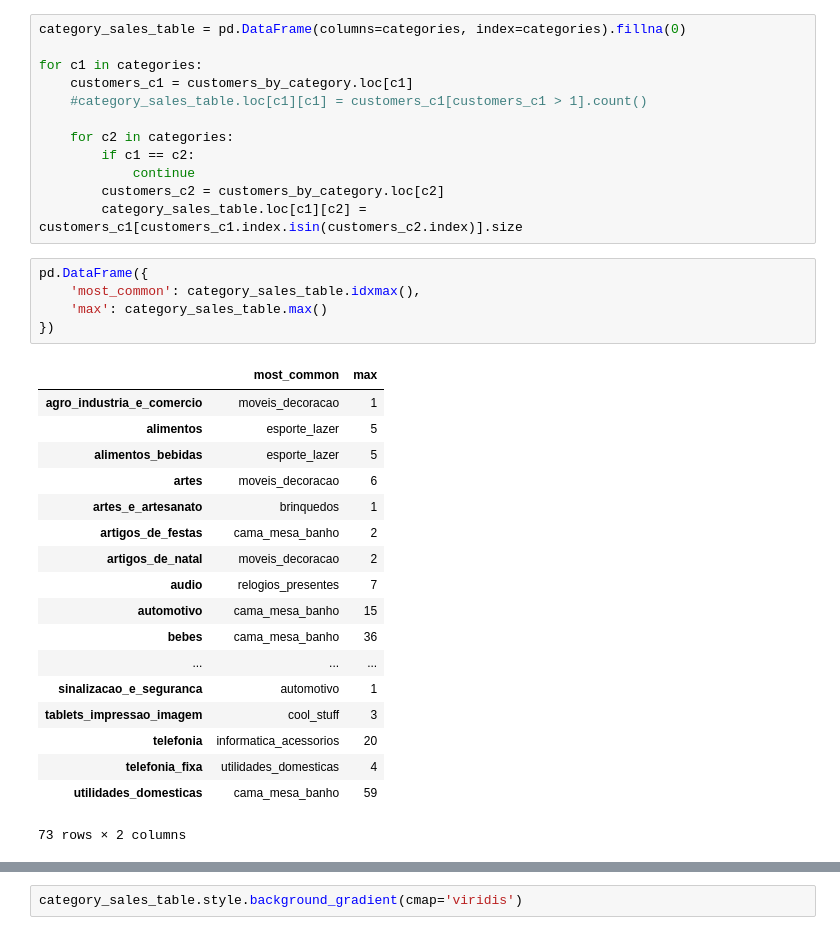
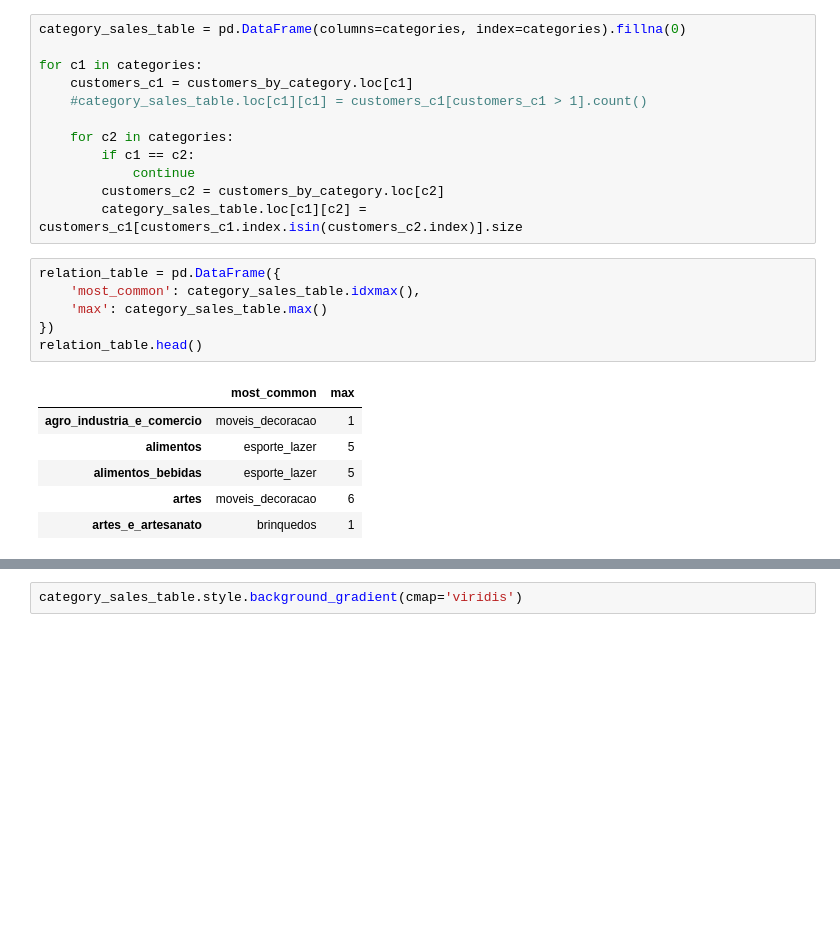
Before and after one commit to GuiBrandt/e-commerce, a Jupyter notebook: Sprint 1/recorrência.ipynb, the cells around one changed output, grey strips where cells are left out. Saved outputs shown, nothing was run; the diff lists cells and outputs as text; blank space fills up the shorter version.

```diff
--- a/Sprint 1/recorrência.ipynb
+++ b/Sprint 1/recorrência.ipynb
@@ -313,26 +313,15 @@ for c1 in categories:
         customers_c2 = customers_by_category.loc[c2]
         category_sales_table.loc[c1][c2] = customers_c1[customers_c1.index.isin(customers_c2.index)].size
 # %%
-pd.DataFrame({
+relation_table = pd.DataFrame({
     'most_common': category_sales_table.idxmax(),
     'max': category_sales_table.max()
 })
+relation_table.head()
 # %% [output]
 |  | most_common | max |
 | agro_industria_e_comercio | moveis_decoracao | 1 |
 | alimentos | esporte_lazer | 5 |
 | alimentos_bebidas | esporte_lazer | 5 |
 | artes | moveis_decoracao | 6 |
 | artes_e_artesanato | brinquedos | 1 |
-| artigos_de_festas | cama_mesa_banho | 2 |
-| artigos_de_natal | moveis_decoracao | 2 |
-| audio | relogios_presentes | 7 |
-| automotivo | cama_mesa_banho | 15 |
-| bebes | cama_mesa_banho | 36 |
-| ... | ... | ... |
-| sinalizacao_e_seguranca | automotivo | 1 |
-| tablets_impressao_imagem | cool_stuff | 3 |
-| telefonia | informatica_acessorios | 20 |
-| telefonia_fixa | utilidades_domesticas | 4 |
-| utilidades_domesticas | cama_mesa_banho | 59 |
-73 rows × 2 columns
```
Also changed, not shown: parts of 12 cells of this notebook.
